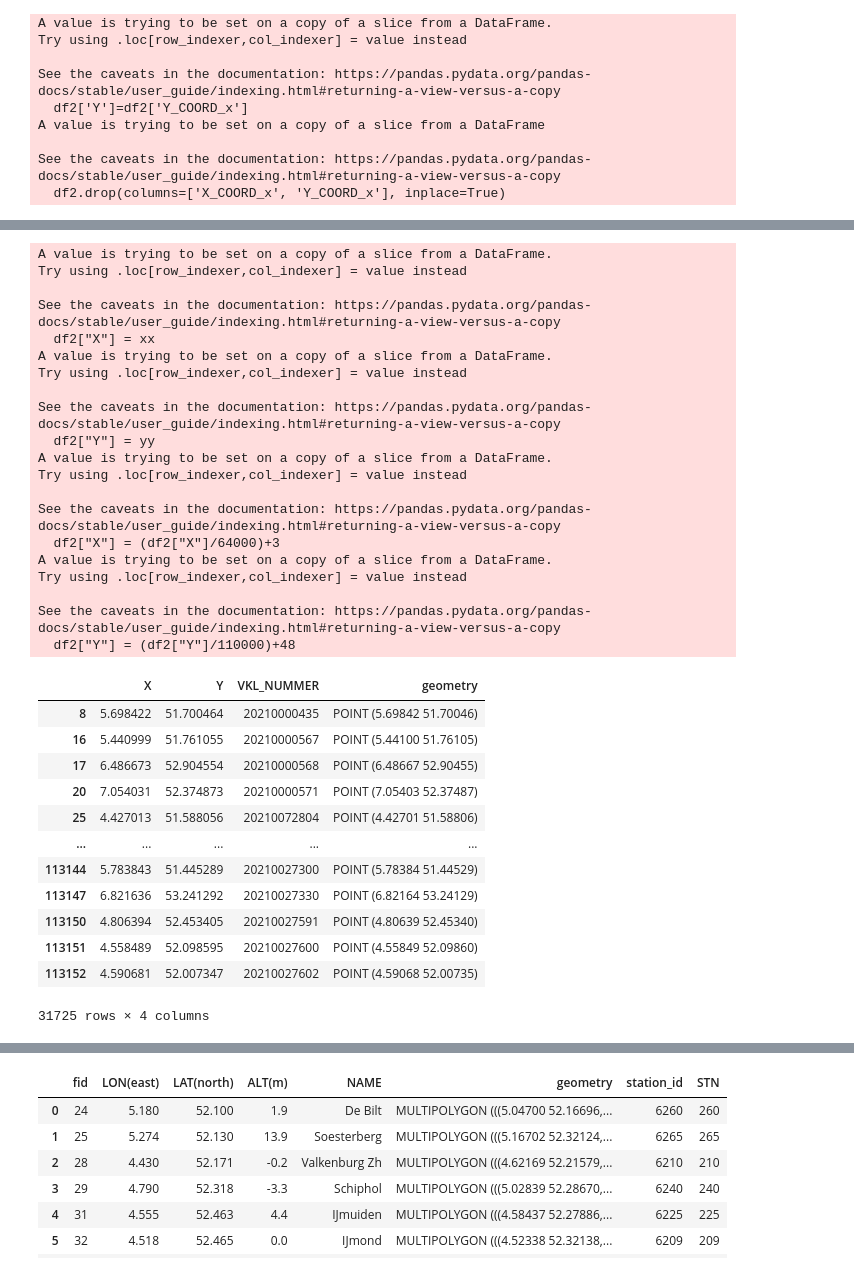
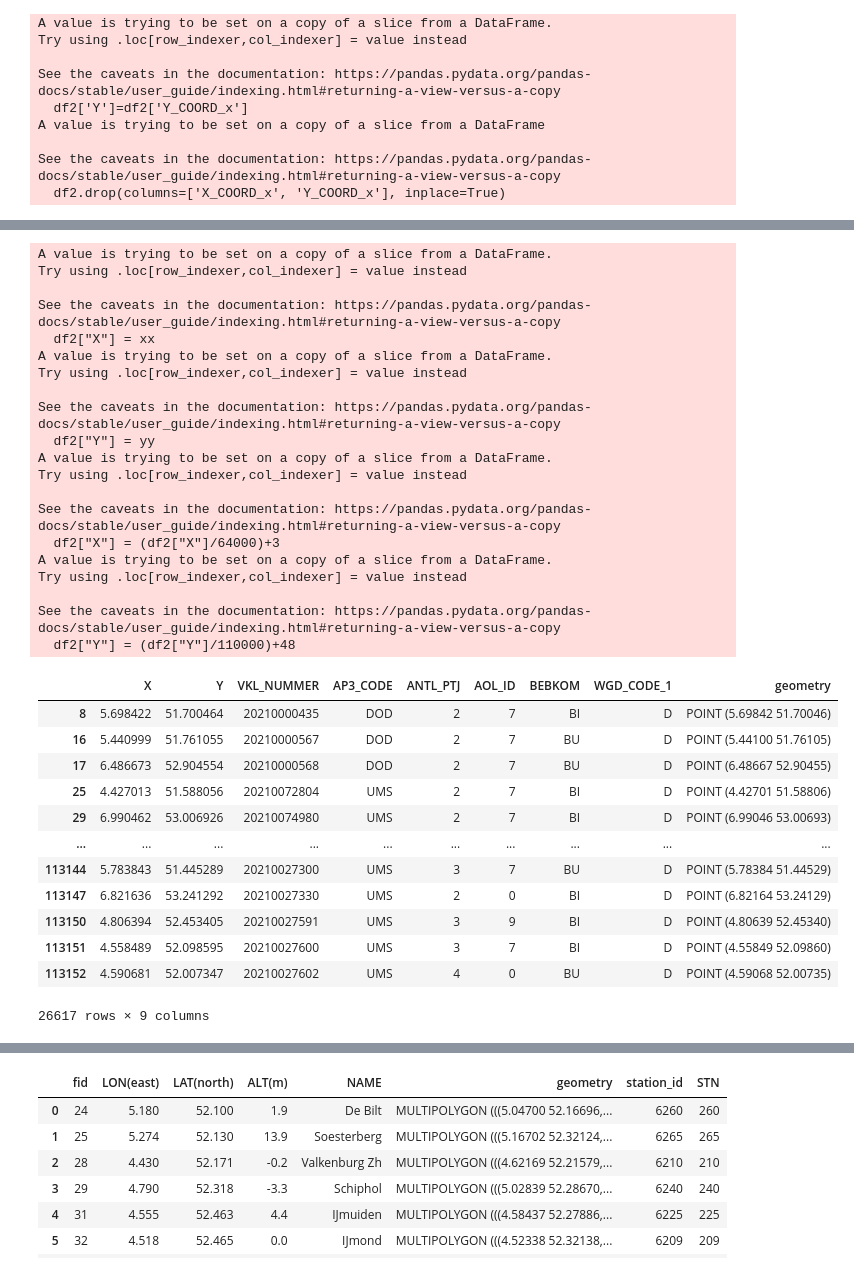
Before and after one commit to tj-072/eindpresentatie_VAv2, a Jupyter notebook: analyse.ipynb, the cells around one changed output, grey strips where cells are left out. Drawn from its saved outputs; the diff is of its cells as text; code cells hidden in the pictures.

```diff
--- a/analyse.ipynb
+++ b/analyse.ipynb
@@ -39,7 +39,7 @@ samengevoegd_df.drop(columns=['AP4_CODE', 'AP5_CODE', 'FK_VELD5_y', 'X_COORD_y',
 
 df= samengevoegd_df
 # df.columns
-df2=df[['X_COORD_x', 'Y_COORD_x', 'VKL_NUMMER']]
+df2=df[['X_COORD_x', 'Y_COORD_x', 'VKL_NUMMER', 'AP3_CODE', 'ANTL_PTJ', 'AOL_ID', 'BEBKOM', 'WGD_CODE_1']]
 df2['X']=df2['X_COORD_x']
 df2['Y']=df2['Y_COORD_x']
 df2.drop(columns=['X_COORD_x', 'Y_COORD_x'], inplace=True)
@@ -66,44 +77,44 @@ df2["X"] = xx
 df2["Y"] = yy
 df2["X"] = (df2["X"]/64000)+3
 df2["Y"] = (df2["Y"]/110000)+48
 # df2.drop(columns=['X_COORD_x', 'Y_COORD_x'], inplace=True)
 
-df2=df2[['X', 'Y', 'VKL_NUMMER']]
+df2=df2[['X', 'Y', 'VKL_NUMMER', 'AP3_CODE', 'ANTL_PTJ', 'AOL_ID', 'BEBKOM', 'WGD_CODE_1']]
 df2.dropna()
 gdf = gpd.GeoDataFrame(
     df2, geometry=gpd.points_from_xy(df2.X, df2.Y))
 gdf.dropna()
 # %% [output]
 A value is trying to be set on a copy of a slice from a DataFrame.
 Try using .loc[row_indexer,col_indexer] = value instead
 
 See the caveats in the documentation: https://pandas.pydata.org/pandas-docs/stable/user_guide/indexing.html#returning-a-view-versus-a-copy
   df2["X"] = xx
 A value is trying to be set on a copy of a slice from a DataFrame.
 Try using .loc[row_indexer,col_indexer] = value instead
 
 See the caveats in the documentation: https://pandas.pydata.org/pandas-docs/stable/user_guide/indexing.html#returning-a-view-versus-a-copy
   df2["Y"] = yy
 A value is trying to be set on a copy of a slice from a DataFrame.
 Try using .loc[row_indexer,col_indexer] = value instead
 
 See the caveats in the documentation: https://pandas.pydata.org/pandas-docs/stable/user_guide/indexing.html#returning-a-view-versus-a-copy
   df2["X"] = (df2["X"]/64000)+3
 A value is trying to be set on a copy of a slice from a DataFrame.
 Try using .loc[row_indexer,col_indexer] = value instead
 
 See the caveats in the documentation: https://pandas.pydata.org/pandas-docs/stable/user_guide/indexing.html#returning-a-view-versus-a-copy
   df2["Y"] = (df2["Y"]/110000)+48
-|  | X | Y | VKL_NUMMER | geometry |
-| 8 | 5.698422 | 51.700464 | 20210000435 | POINT (5.69842 51.70046) |
-| 16 | 5.440999 | 51.761055 | 20210000567 | POINT (5.44100 51.76105) |
-| 17 | 6.486673 | 52.904554 | 20210000568 | POINT (6.48667 52.90455) |
-| 20 | 7.054031 | 52.374873 | 20210000571 | POINT (7.05403 52.37487) |
-| 25 | 4.427013 | 51.588056 | 20210072804 | POINT (4.42701 51.58806) |
-| ... | ... | ... | ... | ... |
-| 113144 | 5.783843 | 51.445289 | 20210027300 | POINT (5.78384 51.44529) |
-| 113147 | 6.821636 | 53.241292 | 20210027330 | POINT (6.82164 53.24129) |
-| 113150 | 4.806394 | 52.453405 | 20210027591 | POINT (4.80639 52.45340) |
-| 113151 | 4.558489 | 52.098595 | 20210027600 | POINT (4.55849 52.09860) |
-| 113152 | 4.590681 | 52.007347 | 20210027602 | POINT (4.59068 52.00735) |
+|  | X | Y | VKL_NUMMER | AP3_CODE | ANTL_PTJ | AOL_ID | BEBKOM | WGD_CODE_1 | geometry |
+| 8 | 5.698422 | 51.700464 | 20210000435 | DOD | 2 | 7 | BI | D | POINT (5.69842 51.70046) |
+| 16 | 5.440999 | 51.761055 | 20210000567 | DOD | 2 | 7 | BU | D | POINT (5.44100 51.76105) |
+| 17 | 6.486673 | 52.904554 | 20210000568 | DOD | 2 | 7 | BU | D | POINT (6.48667 52.90455) |
+| 25 | 4.427013 | 51.588056 | 20210072804 | UMS | 2 | 7 | BI | D | POINT (4.42701 51.58806) |
+| 29 | 6.990462 | 53.006926 | 20210074980 | UMS | 2 | 7 | BI | D | POINT (6.99046 53.00693) |
+| ... | ... | ... | ... | ... | ... | ... | ... | ... | ... |
+| 113144 | 5.783843 | 51.445289 | 20210027300 | UMS | 3 | 7 | BU | D | POINT (5.78384 51.44529) |
+| 113147 | 6.821636 | 53.241292 | 20210027330 | UMS | 2 | 0 | BI | D | POINT (6.82164 53.24129) |
+| 113150 | 4.806394 | 52.453405 | 20210027591 | UMS | 3 | 9 | BI | D | POINT (4.80639 52.45340) |
+| 113151 | 4.558489 | 52.098595 | 20210027600 | UMS | 3 | 7 | BI | D | POINT (4.55849 52.09860) |
+| 113152 | 4.590681 | 52.007347 | 20210027602 | UMS | 4 | 0 | BU | D | POINT (4.59068 52.00735) |
-31725 rows × 4 columns
+26617 rows × 9 columns
```
Also changed, not shown: parts of 6 cells of this notebook, 1 other file.
